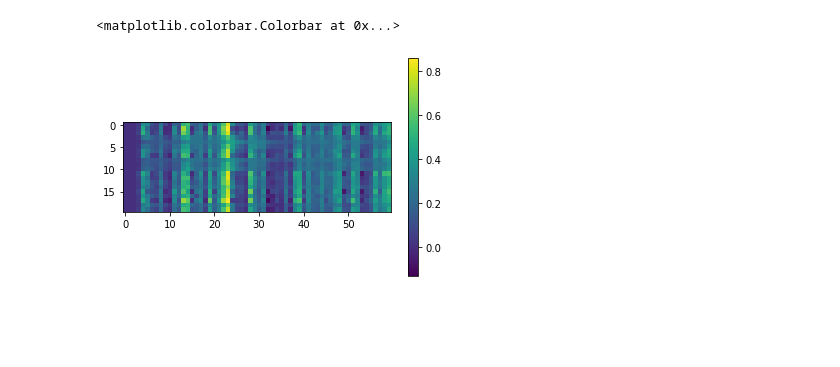
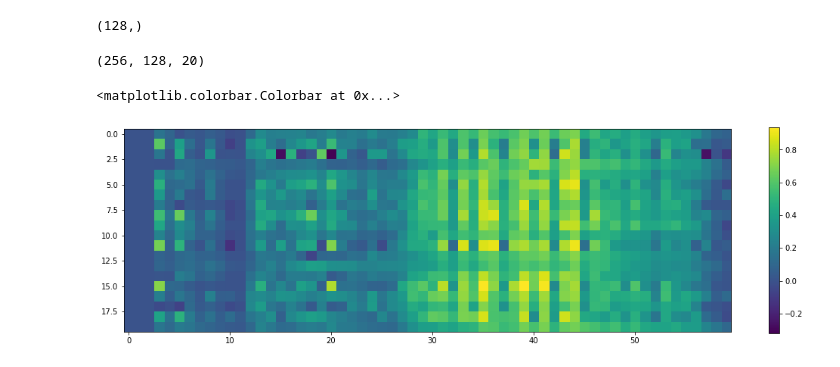
Before and after one commit to kmheckel/spyx, a Jupyter notebook: research/misc/experimental.ipynb, the cells around one changed output. Saved outputs shown, nothing was run; the diff lists cells and outputs as text; code cells hidden in the pictures; blank space fills up the shorter version.

```diff
--- a/research/misc/experimental.ipynb
+++ b/research/misc/experimental.ipynb
@@ -43,8 +76,7 @@ def shd_snn(x):
 # %%
 # Create a random key
 key = jax.random.PRNGKey(0)
-# Since there's nothing stochastic about the network, we can avoid using an RNG as a param!
-SNN = hk.transform(shd_snn)
+SNN = hk.without_apply_rng(hk.transform(shd_snn))
 params = SNN.init(rng=key, x=jnp.float32(jnp.unpackbits(x[0], axis=1)))
 # %%
 def gd(SNN, params, epochs=300, lr=6e-4):
@@ -63,7 +95,7 @@ def gd(SNN, params, epochs=300, lr=6e-4):
     # define and compile our eval function that computes the loss for our SNN
     @jax.jit
     def net_eval(weights, events, targets, apply_key):
-        readout = SNN.apply(weights, apply_key, events)
+        readout = SNN.apply(weights, events)
         spikes, V = readout
         return Loss(V, targets) # smoothing needs to be more explicit in docs...
 
@@ -171,6 +253,21 @@ s2, v2 = SNN.apply(grad_params, jax.random.PRNGKey(4), jnp.unpackbits(x[0], 1))
+# %%
+params["LIF"]["beta"].shape
+# %% [output]
+(128,)
+# %%
+# Create a random key
+key = jax.random.PRNGKey(0)
+conventional_SNN = hk.without_apply_rng(hk.transform(traditional_snn))
+# %%
+s2, v2 = conventional_SNN.apply(grad_params, jnp.unpackbits(x[0], 1))
+# %%
+s2.shape
+# %% [output]
+(256, 128, 20)
 # %%
+plt.figure(figsize=(18, 5))
 plt.imshow(s2[1, :60].T)
 plt.colorbar()
 # %% [output]
 <matplotlib.colorbar.Colorbar at 0x...>
-[figure, old version]
+[figure, new version]
```
Also changed, not shown: parts of 12 cells of this notebook, 4 other files.
